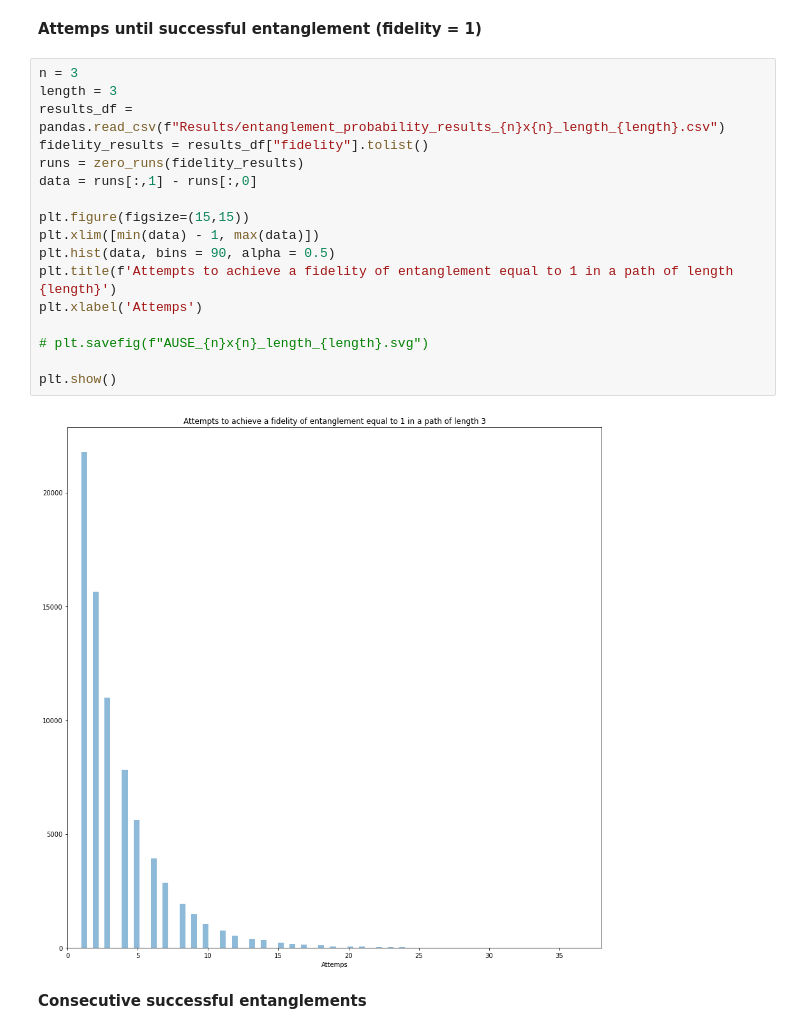
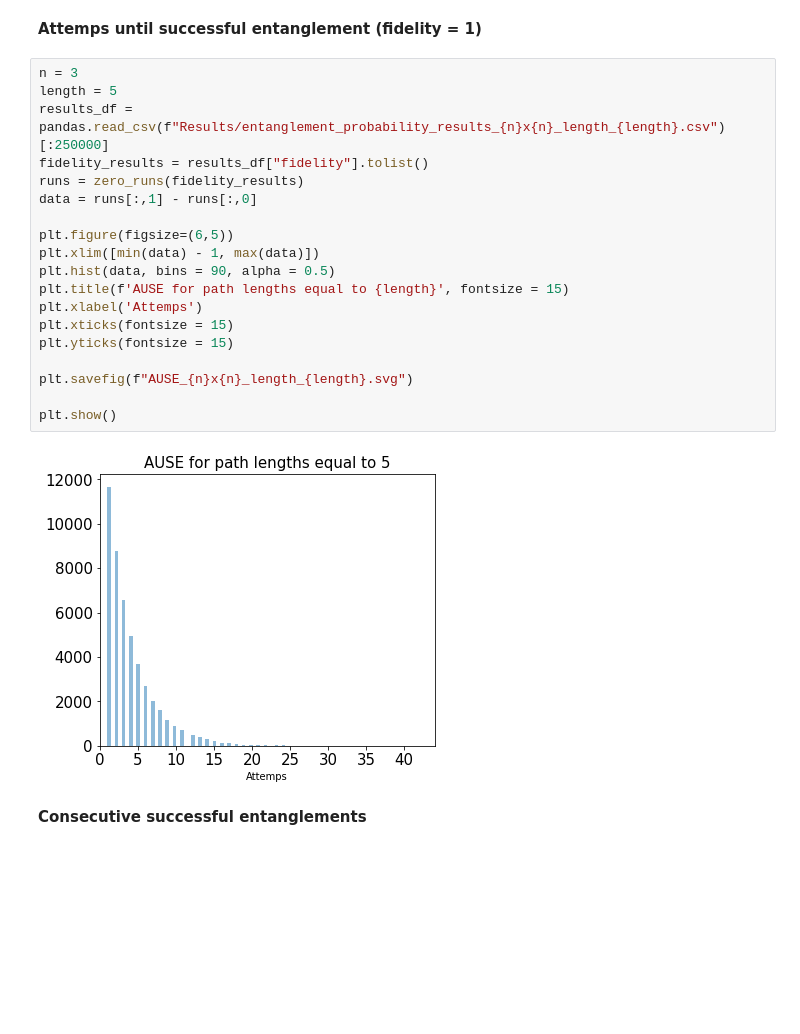
Before and after one commit to D-Cryp7/Quantum-Cryptography-applied-in-Quantum-Networks, a Jupyter notebook: Ekert/n x n Quantum Network with Entanglement Swapping/Plot generation.ipynb, the cells around one changed output. Cells and saved outputs as stored; diff of their text form; blank space fills up the shorter version.

```diff
--- a/Ekert/n x n Quantum Network with Entanglement Swapping/Plot generation.ipynb
+++ b/Ekert/n x n Quantum Network with Entanglement Swapping/Plot generation.ipynb
@@ -55,23 +64,25 @@ plt.show()
 **Attemps until successful entanglement (fidelity = 1)**
 # %%
 n = 3
-length = 3
-results_df = pandas.read_csv(f"Results/entanglement_probability_results_{n}x{n}_length_{length}.csv")
+length = 5
+results_df = pandas.read_csv(f"Results/entanglement_probability_results_{n}x{n}_length_{length}.csv")[:250000]
 fidelity_results = results_df["fidelity"].tolist()
 runs = zero_runs(fidelity_results)
 data = runs[:,1] - runs[:,0]
 
-plt.figure(figsize=(15,15))
+plt.figure(figsize=(6,5))
 plt.xlim([min(data) - 1, max(data)])
 plt.hist(data, bins = 90, alpha = 0.5)
-plt.title(f'Attempts to achieve a fidelity of entanglement equal to 1 in a path of length {length}')
+plt.title(f'AUSE for path lengths equal to {length}', fontsize = 15)
 plt.xlabel('Attemps')
+plt.xticks(fontsize = 15)
+plt.yticks(fontsize = 15)
 
-# plt.savefig(f"AUSE_{n}x{n}_length_{length}.svg")
+plt.savefig(f"AUSE_{n}x{n}_length_{length}.svg")
 
 plt.show()
 # %% [output]
-[figure, old version]
+[figure, new version]
 # %% [markdown]
 **Consecutive successful entanglements**
 # %%
```
Also changed, not shown: parts of 1 cell of this notebook, 14 other files.
